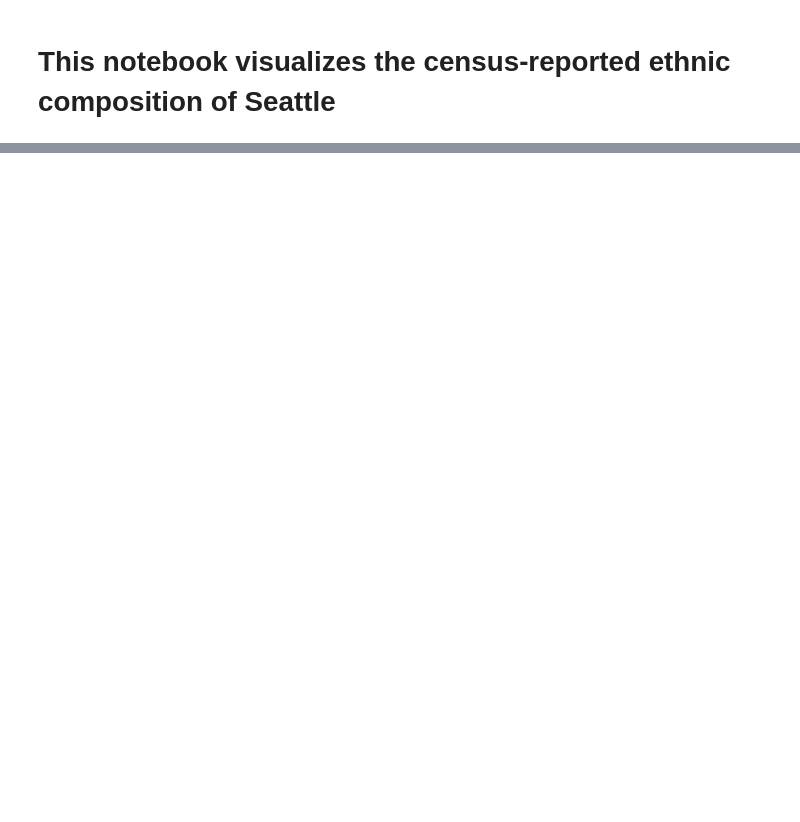
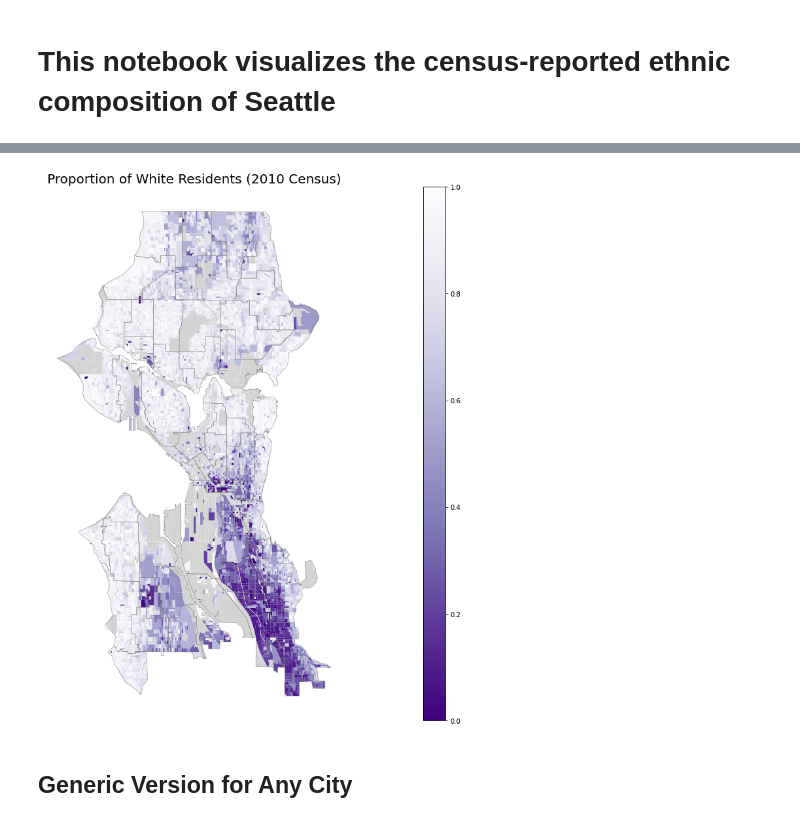
Before and after one commit to allisoncstafford/seattle_tree_canopy_blog, a Jupyter notebook: census_ethnicity.ipynb, the cells around one changed output, grey strips where cells are left out. Saved outputs shown, nothing was run; the diff lists cells and outputs as text; code cells hidden in the pictures; blank space fills up the shorter version.

```diff
--- a/census_ethnicity.ipynb
+++ b/census_ethnicity.ipynb
@@ -54,10 +133,27 @@ seattle_map.plot(ax=ax)
         H7X007:      Some Other Race alone
         H7X008:      Two or More Races
 # %%
-seattle_map['white_rate'] = seattle_map['H7X002'] / seattle_map['H7X001']
+seattle_blocks_map['white_rate'] = seattle_blocks_map['H7X002'] / seattle_blocks_map['H7X001']
+# %%
+seattle_outline = gpd.read_file('../data/Community_Reporting_Areas-shp/Community_Reporting_Areas.shp')
 # %%
-fig, ax = plt.subplots(figsize=(20,20))
-seattle.plot(ax=ax, color='grey')
+fig, ax = plt.subplots(figsize=(12,12))
 divider = make_axes_locatable(ax)
 cax = divider.append_axes("right", size="5%", pad=0.1)
-seattle_map.plot(ax=ax, column='white_rate', legend=True, cax=cax)
+seattle_blocks_map.plot(ax=ax,
+                        column='white_rate',
+                        cmap='Purples_r',
+                        legend=True,
+                        cax=cax,
+                        missing_kwds={"color": "lightgrey"},
+                       )
+seattle_outline.plot(ax=ax, facecolor='none', edgecolor='grey', linewidth=.5)
+ax.set_title('Proportion of White Residents (2010 Census)', fontsize=20)
+fig.patch.set_visible(False)
+ax.axis('off')
+plt.tight_layout()
+plt.savefig('images/choropleth.png')
+# %% [output]
+[figure, added]
+# %% [markdown]
+## Generic Version for Any City
```
Also changed, not shown: parts of 31 cells of this notebook, 2 other files.
